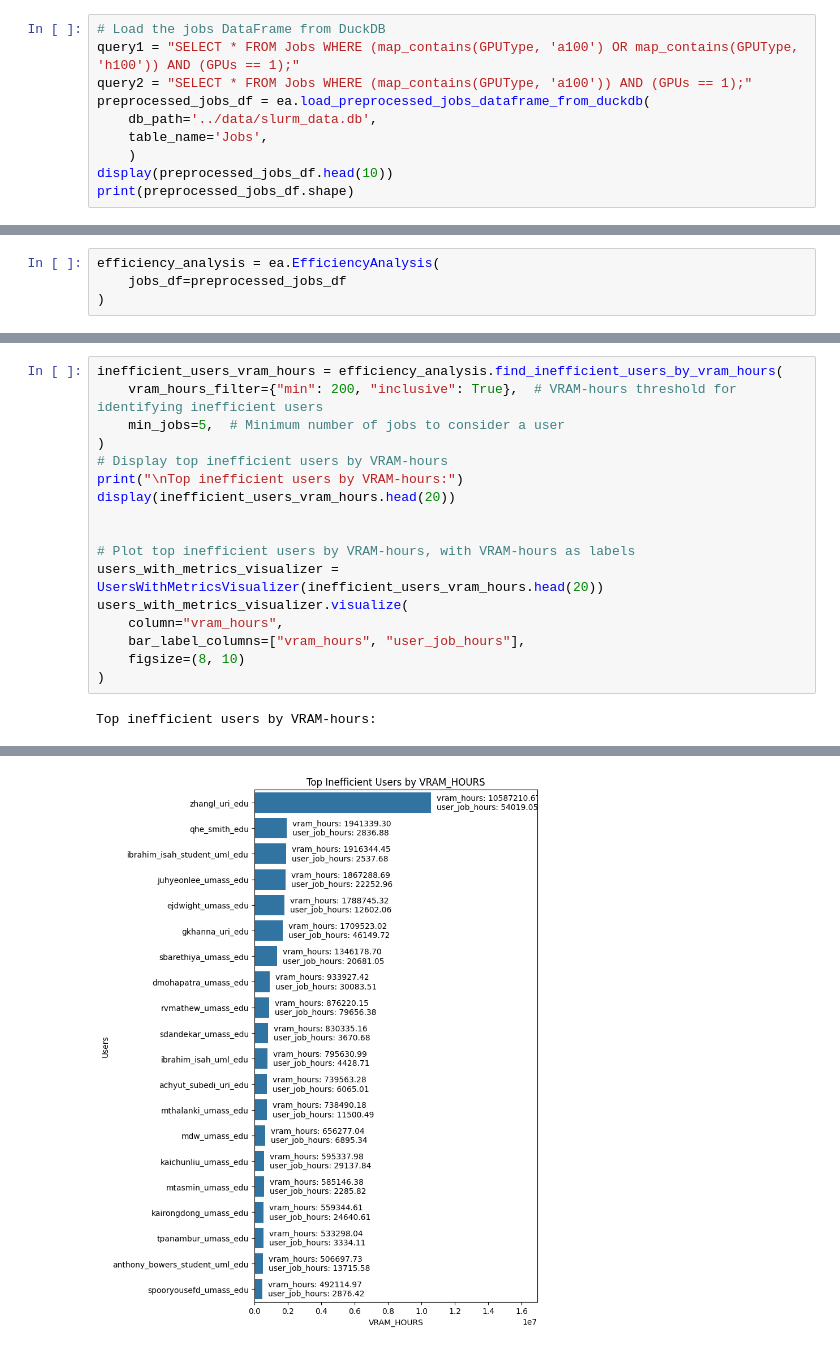
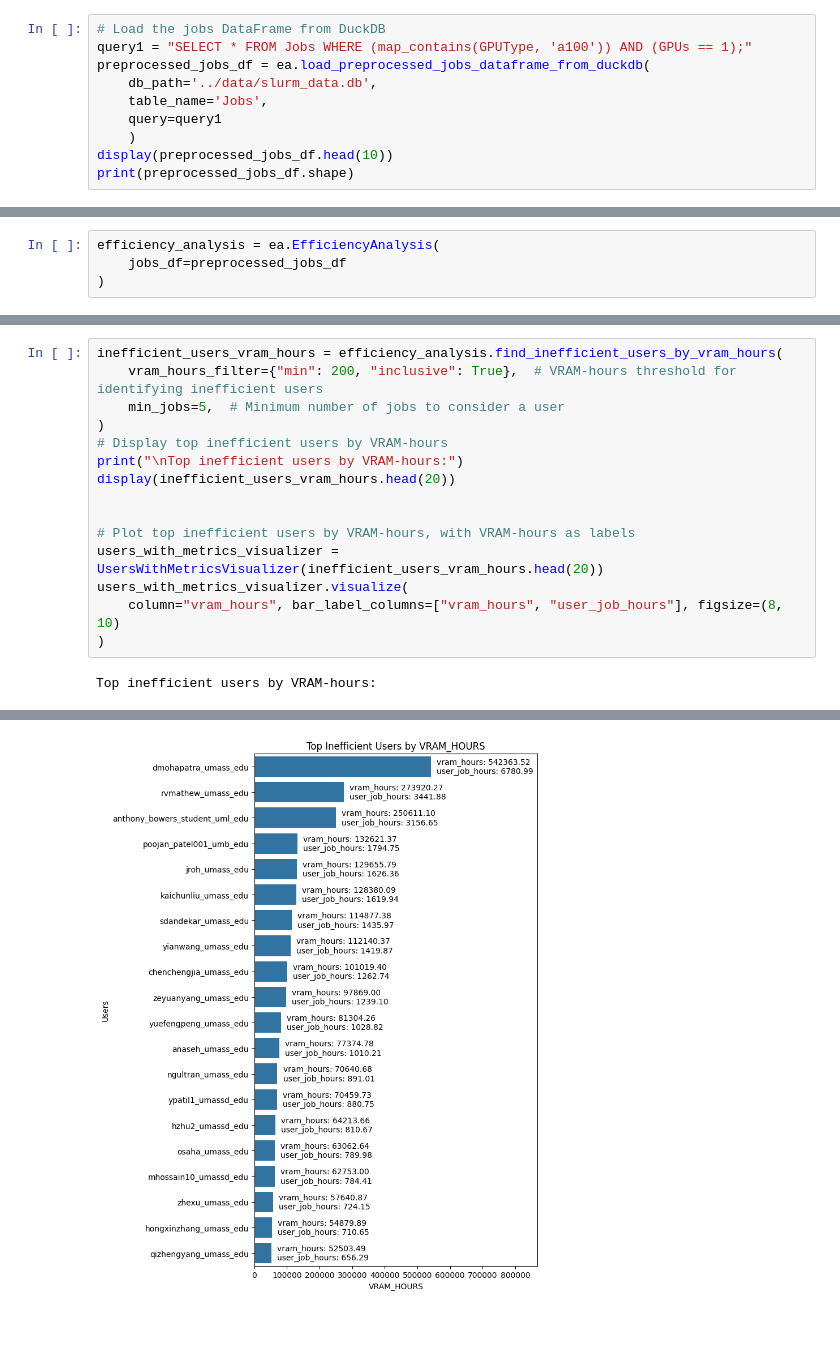
Before and after one commit to UnityHPC/ds4cg-job-analytics, a Jupyter notebook: notebooks/A100_Analysis.ipynb, the cells around one changed output, grey strips where cells are left out. Cells and saved outputs as stored; diff of their text form.

```diff
--- a/notebooks/A100_Analysis.ipynb
+++ b/notebooks/A100_Analysis.ipynb
@@ -59,10 +58,10 @@ from src.visualization import JobsWithMetricsVisualizer, UsersWithMetricsVisuali
 # %%
 # Load the jobs DataFrame from DuckDB
-query1 = "SELECT * FROM Jobs WHERE (map_contains(GPUType, 'a100') OR map_contains(GPUType, 'h100')) AND (GPUs == 1);"
-query2 = "SELECT * FROM Jobs WHERE (map_contains(GPUType, 'a100')) AND (GPUs == 1);"
+query1 = "SELECT * FROM Jobs WHERE (map_contains(GPUType, 'a100')) AND (GPUs == 1);"
 preprocessed_jobs_df = ea.load_preprocessed_jobs_dataframe_from_duckdb(
     db_path='../data/slurm_data.db',
     table_name='Jobs',
+    query=query1
     )
 display(preprocessed_jobs_df.head(10))
 print(preprocessed_jobs_df.shape)
@@ -319,9 +357,7 @@ display(inefficient_users_vram_hours.head(20))
 # Plot top inefficient users by VRAM-hours, with VRAM-hours as labels
 users_with_metrics_visualizer = UsersWithMetricsVisualizer(inefficient_users_vram_hours.head(20))
 users_with_metrics_visualizer.visualize(
-    column="vram_hours",
-    bar_label_columns=["vram_hours", "user_job_hours"],
-    figsize=(8, 10)
+    column="vram_hours", bar_label_columns=["vram_hours", "user_job_hours"], figsize=(8, 10)
 )
 # %% [output]
 Top inefficient users by VRAM-hours:
@@ -345 +381 @@ Top inefficient users by VRAM-hours:
-[figure, old version]
+[figure, new version]
```
Also changed, not shown: parts of 54 cells of this notebook.
